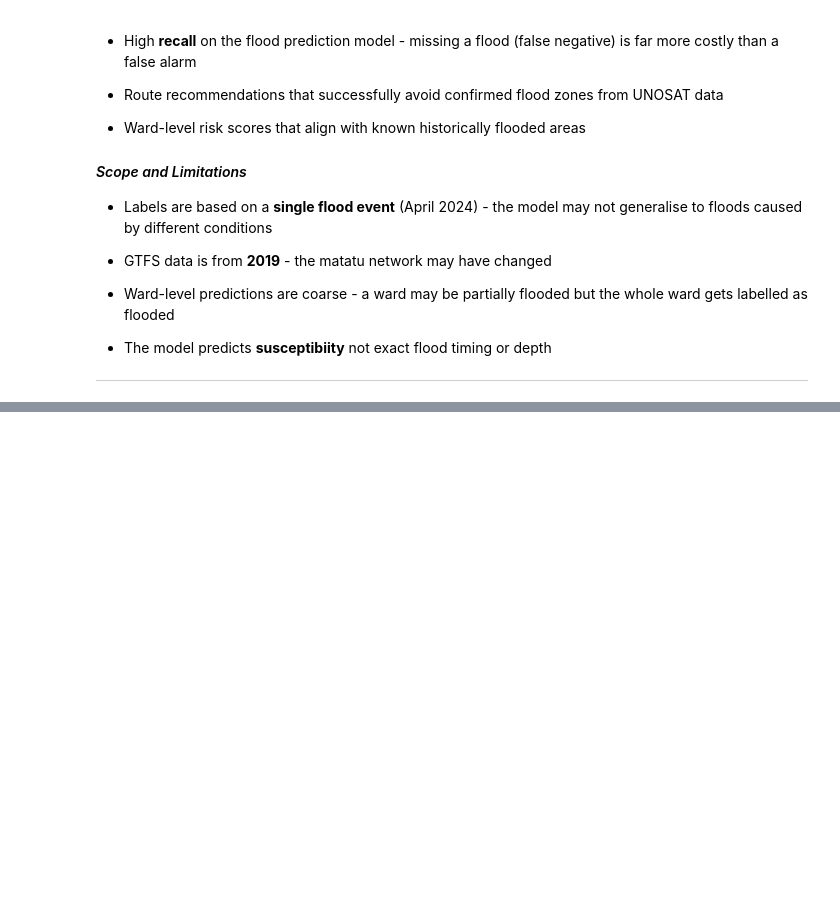
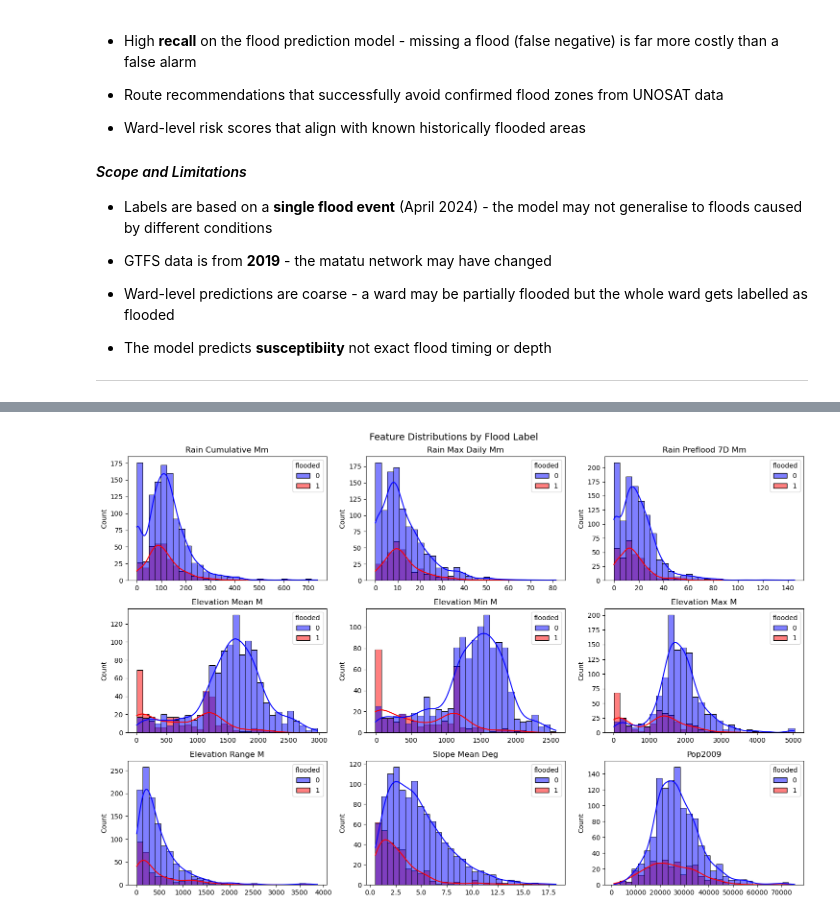
Before and after one commit to NgundoMuithya/Nairobi_Flood_Guard_AI, a Jupyter notebook: notebook.ipynb, the cells around one changed output, grey strips where cells are left out. Saved outputs shown, nothing was run; the diff lists cells and outputs as text; code cells hidden in the pictures; blank space fills up the shorter version.

```diff
--- a/notebook.ipynb
+++ b/notebook.ipynb
@@ -127,0 +242,22 @@ df.head()
+# %%
+# Feature distributions
+feature_cols = [
+    'rain_cumulative_mm', 'rain_max_daily_mm', 'rain_preflood_7d_mm',
+    'elevation_mean_m', 'elevation_min_m', 'elevation_max_m',
+    'elevation_range_m', 'slope_mean_deg', 'pop2009'
+]
+
+fig, axs = plt.subplots(3, 3, figsize=(15, 10))
+
+for i, col in enumerate(feature_cols):
+    ax = axs.flatten()[i]
+    sns.histplot(data=df, x=col, hue='flooded', kde=True,
+                 palette={0: '#0000FF', 1: '#FF0000'}, ax=ax, bins=30)
+    ax.set_title(col.replace('_', ' ').title())
+    ax.set_xlabel('')
+
+fig.suptitle('Feature Distributions by Flood Label', fontsize=14)
+plt.tight_layout()
+plt.show()
+# %% [output]
+[figure, added]
```
Also changed, not shown: parts of 12 cells of this notebook.
